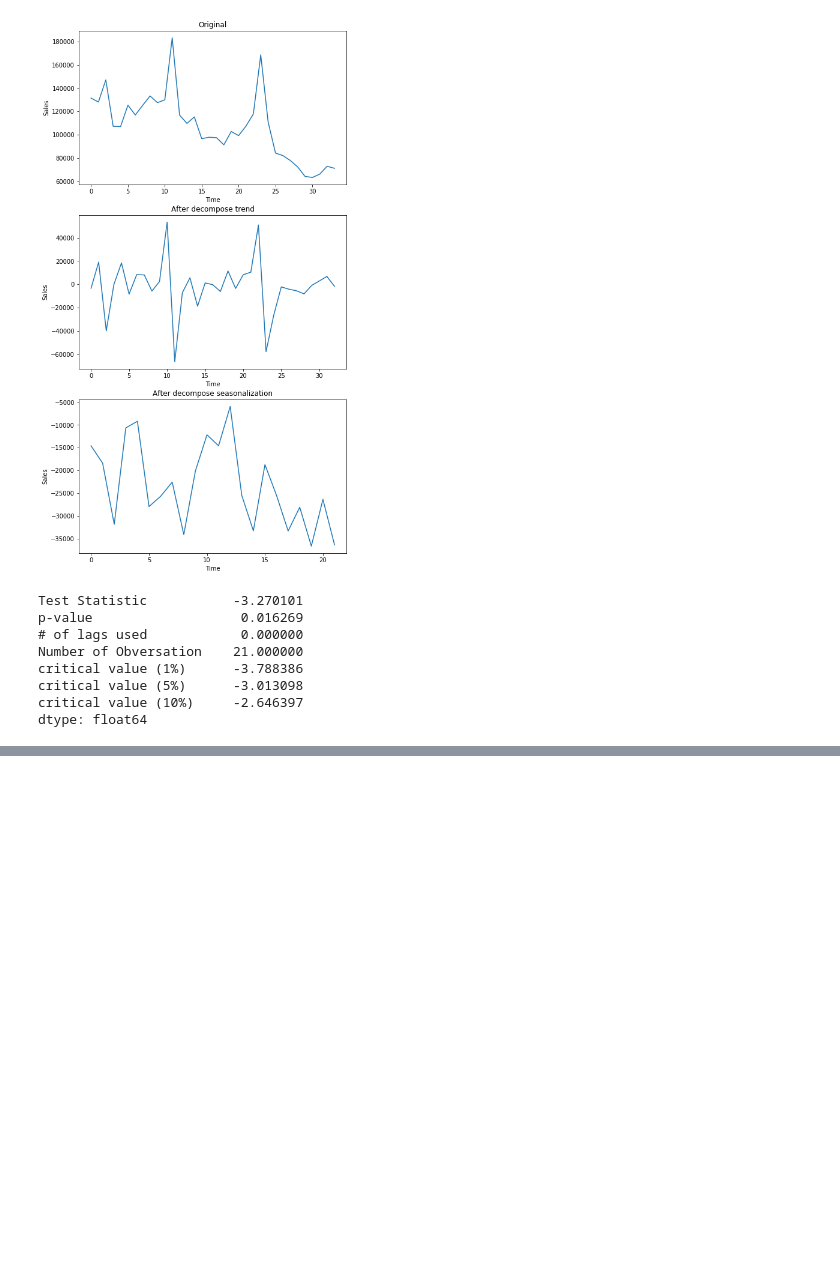
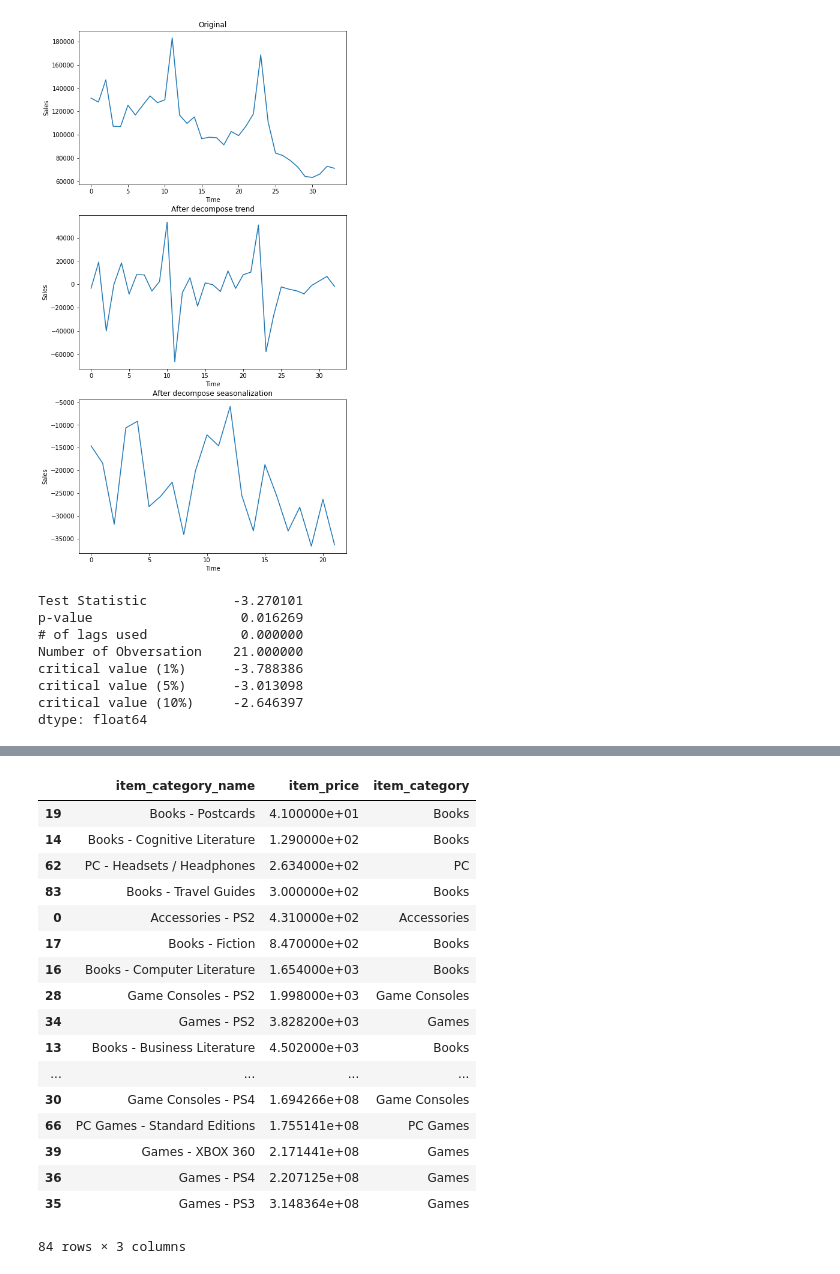
Before and after one commit to PaulGuo5/Predict-Future-Sales, a Jupyter notebook: preprocess.ipynb, the cells around one changed output, grey strips where cells are left out. Drawn from its saved outputs; the diff is of its cells as text; code cells hidden in the pictures; blank space fills up the shorter version.

```diff
--- a/preprocess.ipynb
+++ b/preprocess.ipynb
@@ -267,0 +261,21 @@ plt.show()
+# %%
+sales_by_category
+# %% [output]
+|  | item_category_name | item_price | item_category |
+| 19 | Books - Postcards | 4.100000e+01 | Books |
+| 14 | Books - Cognitive Literature | 1.290000e+02 | Books |
+| 62 | PC - Headsets / Headphones | 2.634000e+02 | PC |
+| 83 | Books - Travel Guides | 3.000000e+02 | Books |
+| 0 | Accessories - PS2 | 4.310000e+02 | Accessories |
+| 17 | Books - Fiction | 8.470000e+02 | Books |
+| 16 | Books - Computer Literature | 1.654000e+03 | Books |
+| 28 | Game Consoles - PS2 | 1.998000e+03 | Game Consoles |
+| 34 | Games - PS2 | 3.828200e+03 | Games |
+| 13 | Books - Business Literature | 4.502000e+03 | Books |
+| ... | ... | ... | ... |
+| 30 | Game Consoles - PS4 | 1.694266e+08 | Game Consoles |
+| 66 | PC Games - Standard Editions | 1.755141e+08 | PC Games |
+| 39 | Games - XBOX 360 | 2.171441e+08 | Games |
+| 36 | Games - PS4 | 2.207125e+08 | Games |
+| 35 | Games - PS3 | 3.148364e+08 | Games |
+84 rows × 3 columns
```
Also changed, not shown: parts of 11 cells of this notebook, 1 other file.
